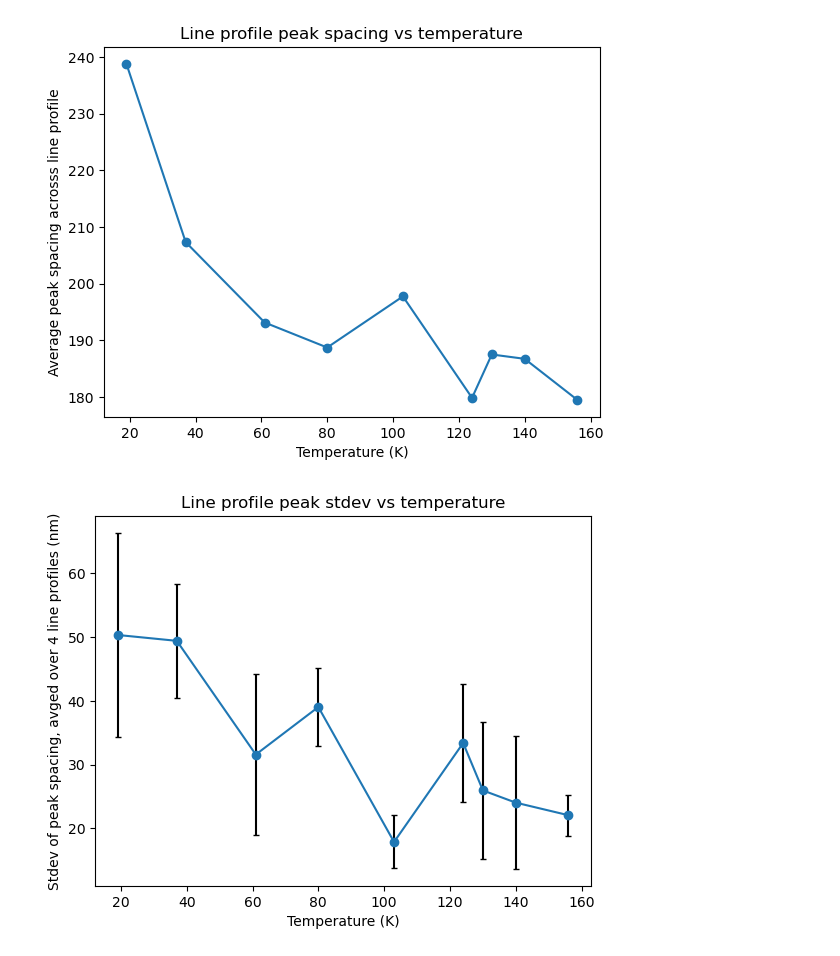
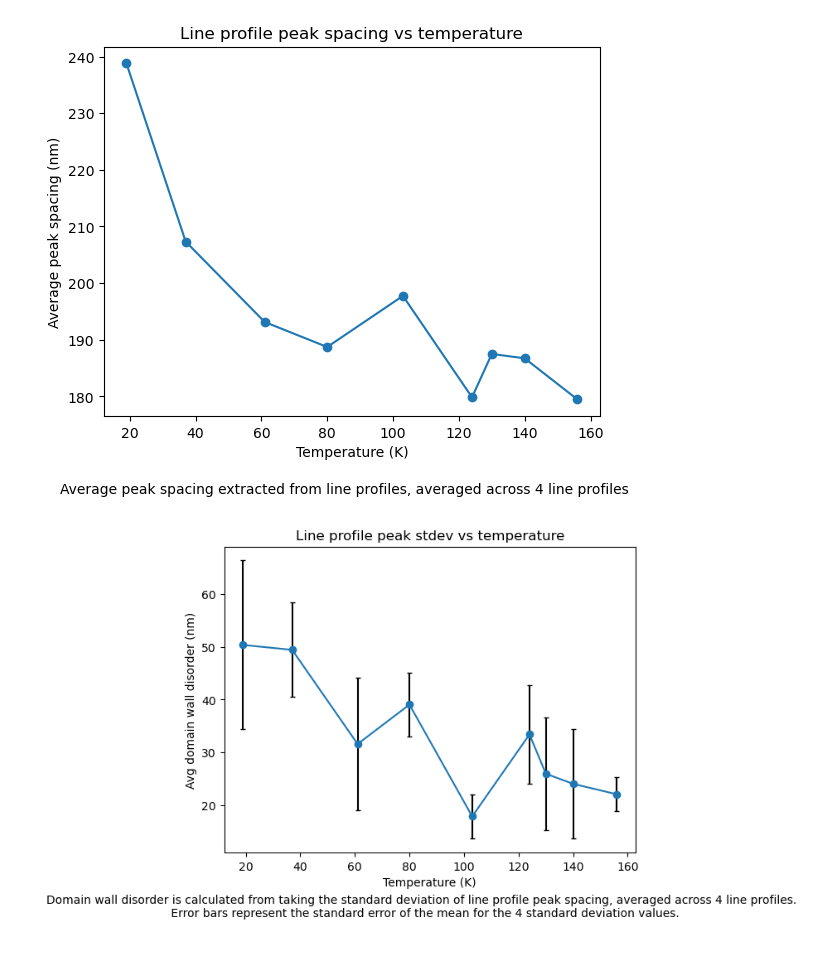
Before and after one commit to cmorral/FGTanalysis, a Jupyter notebook: plot_light_ratios.ipynb, the cells around one changed output. Drawn from its saved outputs; the diff is of its cells as text; code cells hidden in the pictures.

Commit message:
FINAL VALUES FOR MEDIUM RIBBON

```diff
--- a/plot_light_ratios.ipynb
+++ b/plot_light_ratios.ipynb
@@ -14,25 +14,35 @@ df_sorted = df.sort_values(by='Temperature (K)')
 print(df_sorted)
 
 def light_pixel_ratio_graph(dataframe):
-    plt.plot(df_sorted['Temperature (K)'],df_sorted['Light pixel to total pixel ratio'],marker = 'o')
+    plt.plot(df_sorted['Temperature (K)'],df_sorted['Light pixel to total pixel ratio']*100,marker = 'o')
     plt.xlabel("Temperature (K)")
-    plt.ylabel("Domain Wall Pixel Ratio (light pixels/total pixels)")
-    plt.title("Domain Wall Pixel Ratio vs Temperature")
+    plt.ylabel("Domain Wall Coverage (%)")
+    plt.title('Sample A1 Med Ribbon Domain Wall Coverage')
+    output_filename = os.path.join(DATA_PATH, '_domain_wall_coverage.png')
+    plt.savefig(output_filename)
     plt.show()
 
 def line_profile_spacing(dataframe):
     plt.plot(df_sorted['Temperature (K)'], df_sorted['Avg peak spacing (nm)'],marker = 'o')
     plt.xlabel("Temperature (K)")
-    plt.ylabel("Average peak spacing acrosss line profile")
+    plt.ylabel("Average peak spacing (nm)")
     plt.title("Line profile peak spacing vs temperature")
+    fig = plt.gcf()
+    fig.text(0.5, -0.05, 'Average peak spacing extracted from line profiles, averaged across 4 line profiles', ha='center', fontsize=10)
+    output_filename = os.path.join(DATA_PATH, 'Avg_spacing.png')
+    plt.savefig(output_filename)
     plt.show()
 
 def line_profile_stdev(dataframe):
     plt.errorbar(df_sorted['Temperature (K)'], df_sorted['Standard Deviation of Peak Spacing averaged over 4 line profiles(nm)'],
                  yerr= df_sorted['error on std avg(nm)'],ecolor = 'black', capsize=2, marker = 'o')
     plt.xlabel("Temperature (K)")
-    plt.ylabel("Stdev of peak spacing, avged over 4 line profiles (nm)")
+    plt.ylabel("Avg domain wall disorder (nm)")
     plt.title("Line profile peak stdev vs temperature")
+    fig = plt.gcf()
+    fig.text(0.5, -0.05, 'Domain wall disorder is calculated from taking the standard deviation of line profile peak spacing, averaged across 4 line profiles. \n Error bars represent the standard error of the mean for the 4 standard deviation values.', ha='center', fontsize=10)
+    output_filename = os.path.join(DATA_PATH, '_avg_disorder.png')
+    plt.savefig(output_filename)
     plt.show()
 
 light_pixel_ratio_graph(df_sorted)
@@ -60,2 +70,2 @@ line_profile_stdev(df_sorted)
-[figure, old version]
+[figure, new version]
-[figure, old version]
+[figure, new version]
```
Also changed, not shown: parts of 1 cell of this notebook, 12 other files.
